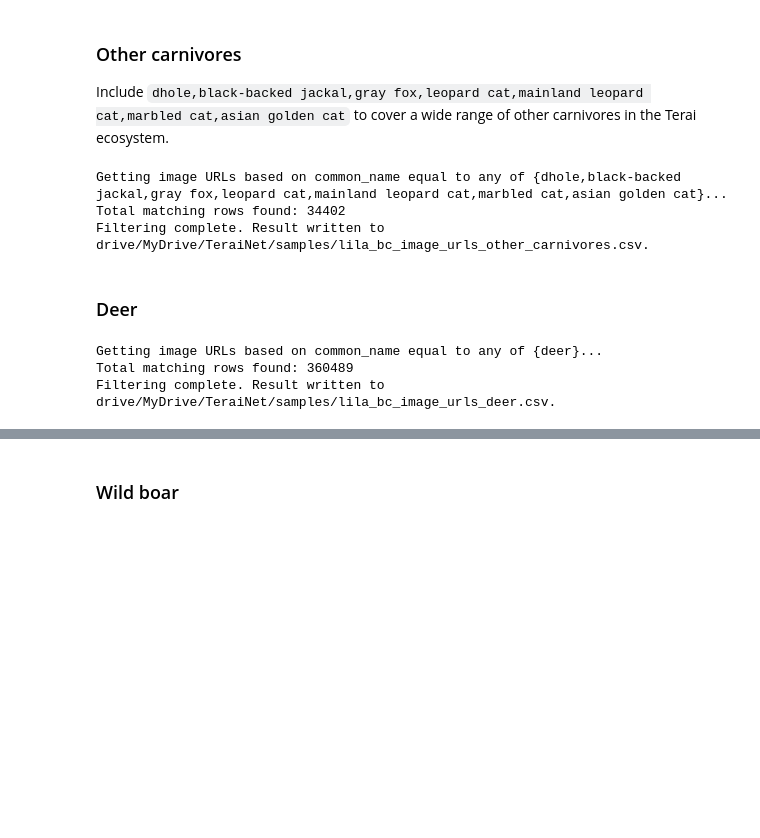
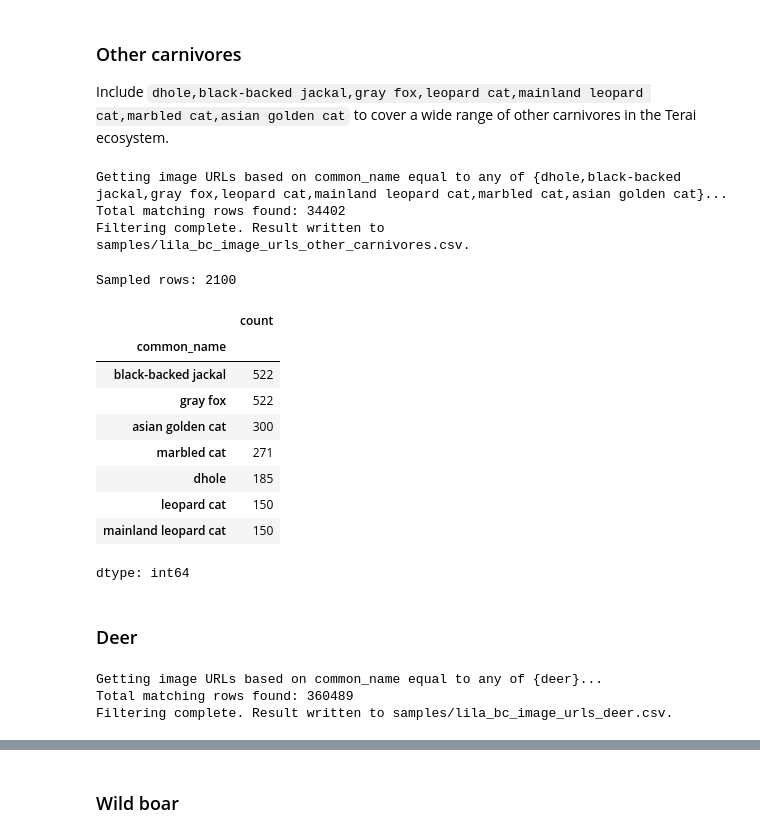
Before and after one commit to alexvmt/TeraiNet, a Jupyter notebook: notebooks/sample_images.ipynb, the cells around one changed output, grey strips where cells are left out. Saved outputs shown, nothing was run; the diff lists cells and outputs as text; code cells hidden in the pictures; blank space fills up the shorter version.

```diff
--- a/notebooks/sample_images.ipynb
+++ b/notebooks/sample_images.ipynb
@@ -52,28 +53,3 @@ def run_get_image_urls_script(get_image_urls_script, urls_and_labels, column_to_
     result = subprocess.run(command, capture_output=True, text=True)
 
     return result.stdout, result.stderr
-# %%
-def get_image_urls(
-    project_dir: str,
-    samples_dir: str,
-    species: str,
-    get_image_urls_script: str,
-    urls_and_labels: str,
-    column_to_filter: str,
-    values_to_filter: str,
-    train_ratio: float
-  ):
-
-  # get image urls
-  samples_file = project_dir + '/' + samples_dir + '/lila_bc_image_urls_' + species + '.csv'
-  stdout, stderr = run_get_image_urls_script(get_image_urls_script, urls_and_labels, column_to_filter, values_to_filter, samples_file)
-  print(stdout)
-  print(stderr)
-
-  # add subset column to samples file
-  image_urls = pd.read_csv(samples_file, low_memory=False)
-  if species == 'tiger':
-    image_urls['subset'] = 'test2'
-  else:
-    image_urls = add_subset_column(image_urls, train_ratio)
-  image_urls.to_csv(samples_file, index=False)
@@ -207,19 +300,48 @@ Include `dhole,black-backed jackal,gray fox,leopard cat,mainland leopard cat,mar
 species = 'other_carnivores'
 column_to_filter = 'common_name'
 values_to_filter = 'dhole,black-backed jackal,gray fox,leopard cat,mainland leopard cat,marbled cat,asian golden cat'
-get_image_urls(project_dir, samples_dir, species, get_image_urls_script, urls_and_labels, column_to_filter, values_to_filter, train_ratio)
+samples_file = get_image_urls(project_dir, samples_dir, species, get_image_urls_script, urls_and_labels, column_to_filter, values_to_filter)
 # %% [output]
 Getting image URLs based on common_name equal to any of {dhole,black-backed jackal,gray fox,leopard cat,mainland leopard cat,marbled cat,asian golden cat}...
 Total matching rows found: 34402
-Filtering complete. Result written to drive/MyDrive/TeraiNet/samples/lila_bc_image_urls_other_carnivores.csv.
+Filtering complete. Result written to samples/lila_bc_image_urls_other_carnivores.csv.
+# %%
+species_samples_dict = {
+    'dhole': 185,
+    'black-backed jackal': 522,
+    'gray fox': 522,
+    'leopard cat': 150,
+    'mainland leopard cat': 150,
+    'marbled cat': 271,
+    'asian golden cat': 300,
+}
+
+sampled_image_urls = sample_n_images_per_species(samples_file, species_samples_dict, column_to_filter)
+sampled_image_urls = add_subset_column(sampled_image_urls, train_ratio)
+sampled_samples_file = project_dir + '/' + samples_dir + '/lila_bc_image_urls_' + species + '_sampled.csv'
+sampled_image_urls.to_csv(sampled_samples_file, index=False)
+!echo "Sampled rows: $(tail -n +2 "$sampled_samples_file" | wc -l)"
+sampled_image_urls[column_to_filter].value_counts()
+# %% [output]
+Sampled rows: 2100
+|  | count |
+| common_name |  |
+| black-backed jackal | 522 |
+| gray fox | 522 |
+| asian golden cat | 300 |
+| marbled cat | 271 |
+| dhole | 185 |
+| leopard cat | 150 |
+| mainland leopard cat | 150 |
+dtype: int64
 # %% [markdown]
 ### Deer
 # %%
 species = 'deer'
 column_to_filter = 'common_name'
 values_to_filter = 'deer'
-get_image_urls(project_dir, samples_dir, species, get_image_urls_script, urls_and_labels, column_to_filter, values_to_filter, train_ratio)
+samples_file = get_image_urls(project_dir, samples_dir, species, get_image_urls_script, urls_and_labels, column_to_filter, values_to_filter)
 # %% [output]
 Getting image URLs based on common_name equal to any of {deer}...
 Total matching rows found: 360489
-Filtering complete. Result written to drive/MyDrive/TeraiNet/samples/lila_bc_image_urls_deer.csv.
+Filtering complete. Result written to samples/lila_bc_image_urls_deer.csv.
```
Also changed, not shown: parts of 25 cells of this notebook, 11 other files.
